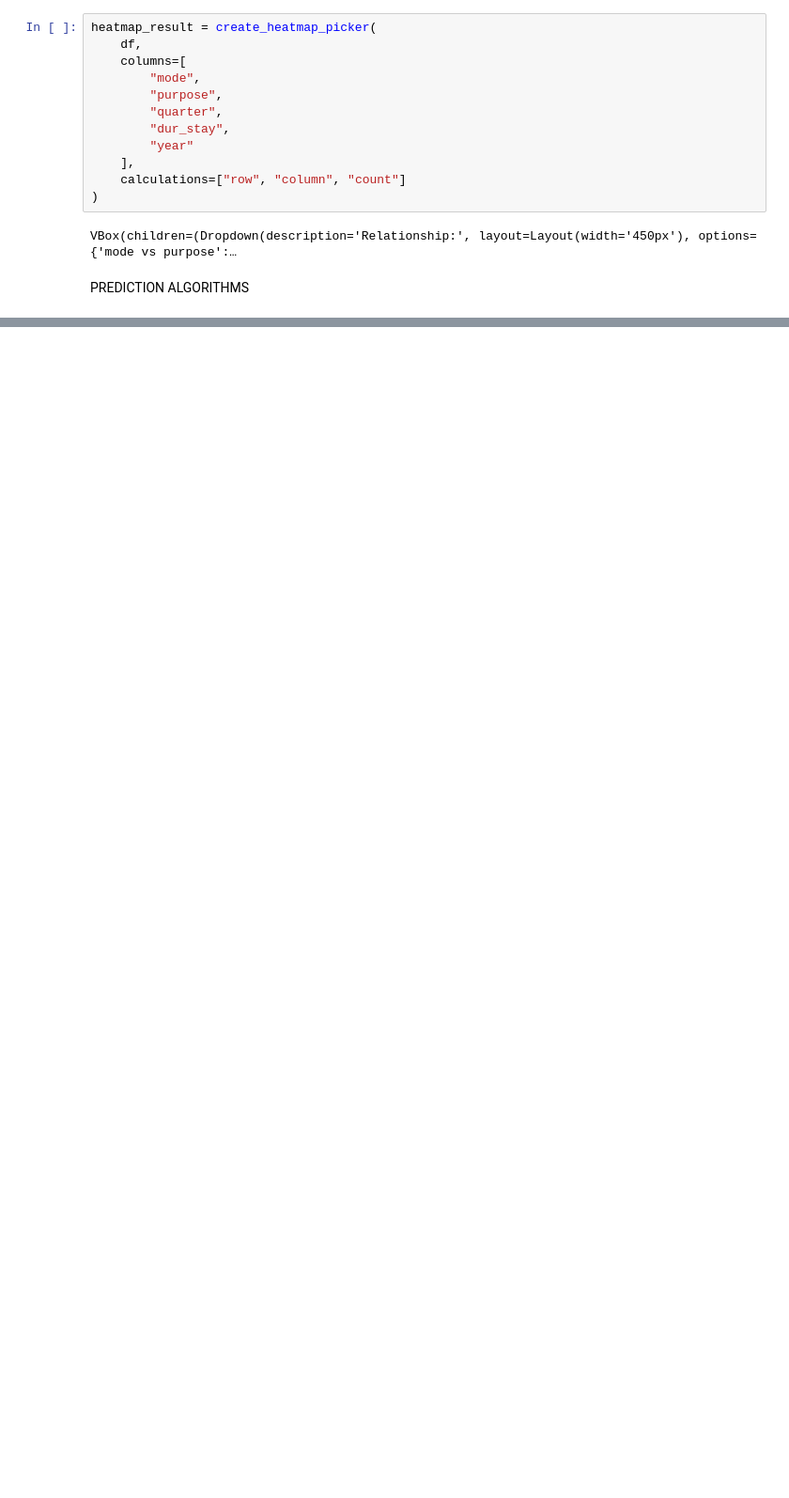
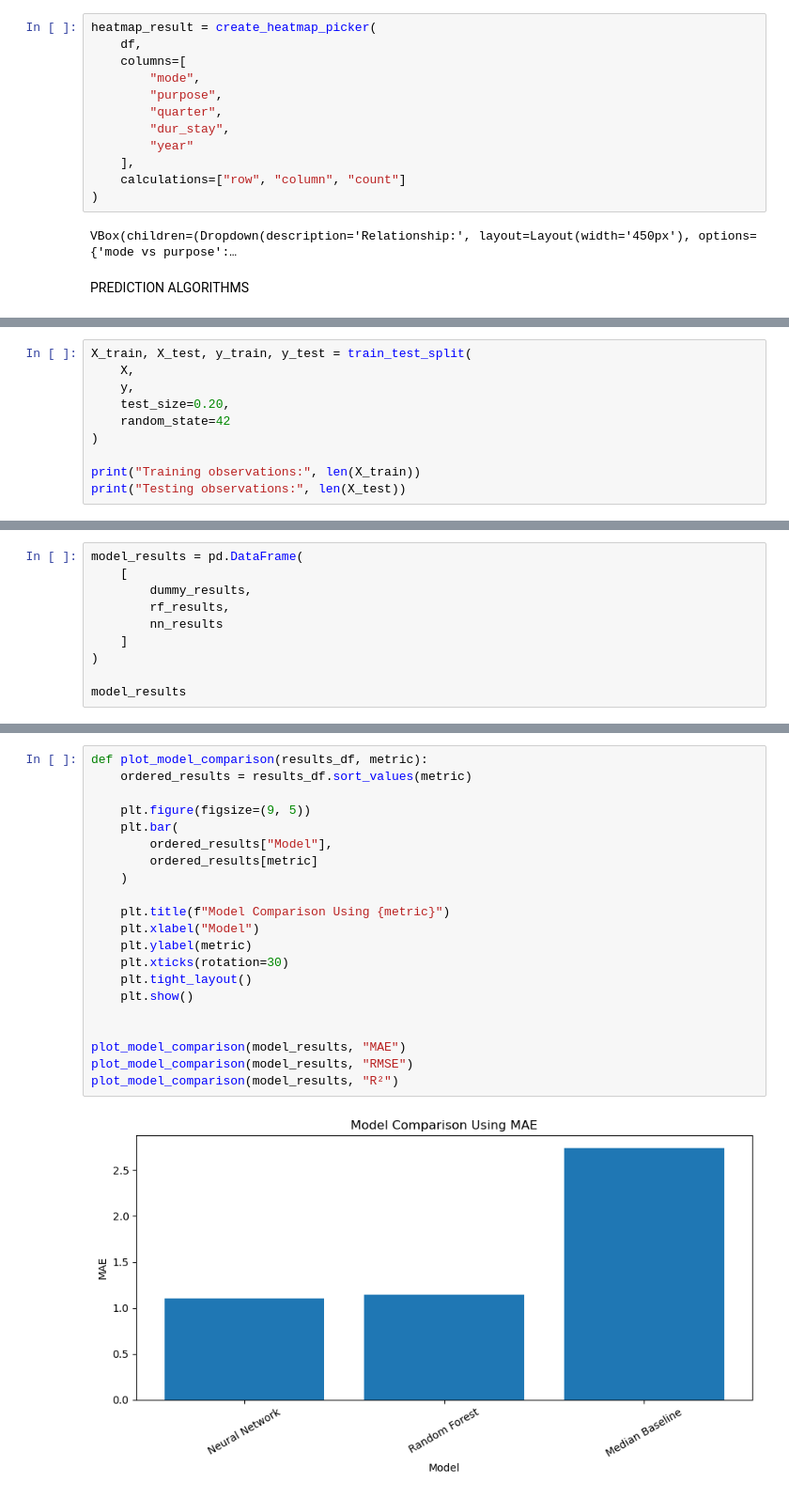
Before and after one commit to VSHellkite/ML_CA_2_2021417, a Jupyter notebook: ML_CA2_2021417.ipynb, the cells around one changed output, grey strips where cells are left out. Shown at 94% size. Saved outputs shown, nothing was run; the diff lists cells and outputs as text; blank space fills up the shorter version.

Commit message:
Prediction Model

```diff
--- a/ML_CA2_2021417.ipynb
+++ b/ML_CA2_2021417.ipynb
@@ -1043,0 +1239,10 @@ PREDICTION ALGORITHMS
+# %%
+X_train, X_test, y_train, y_test = train_test_split(
+    X,
+    y,
+    test_size=0.20,
+    random_state=42
+)
+
+print("Training observations:", len(X_train))
+print("Testing observations:", len(X_test))
@@ -1043,0 +1515,10 @@ PREDICTION ALGORITHMS
+# %%
+model_results = pd.DataFrame(
+    [
+        dummy_results,
+        rf_results,
+        nn_results
+    ]
+)
+
+model_results
@@ -1043,0 +1530,23 @@ PREDICTION ALGORITHMS
+# %%
+def plot_model_comparison(results_df, metric):
+    ordered_results = results_df.sort_values(metric)
+
+    plt.figure(figsize=(9, 5))
+    plt.bar(
+        ordered_results["Model"],
+        ordered_results[metric]
+    )
+
+    plt.title(f"Model Comparison Using {metric}")
+    plt.xlabel("Model")
+    plt.ylabel(metric)
+    plt.xticks(rotation=30)
+    plt.tight_layout()
+    plt.show()
+
+
+plot_model_comparison(model_results, "MAE")
+plot_model_comparison(model_results, "RMSE")
+plot_model_comparison(model_results, "R²")
+# %% [output]
+[figure, added]
```
Also changed, not shown: parts of 26 cells of this notebook.
